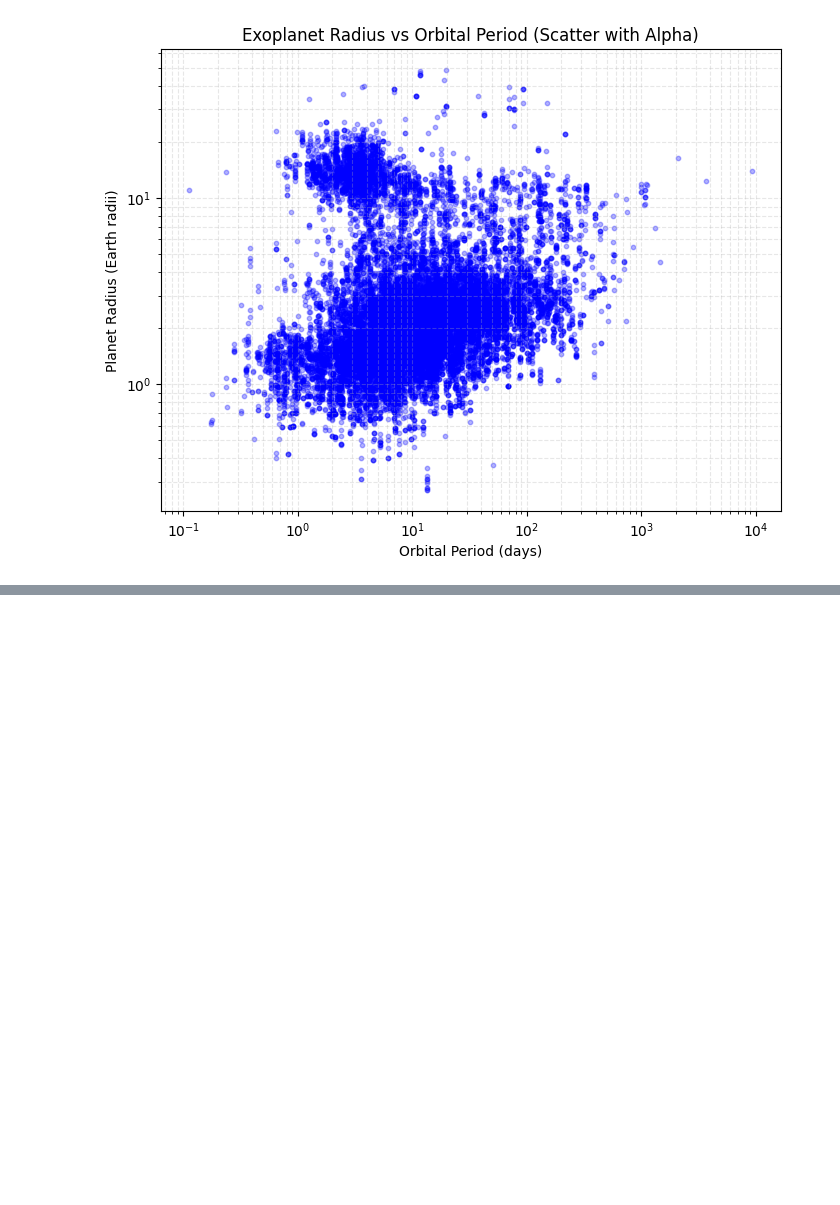
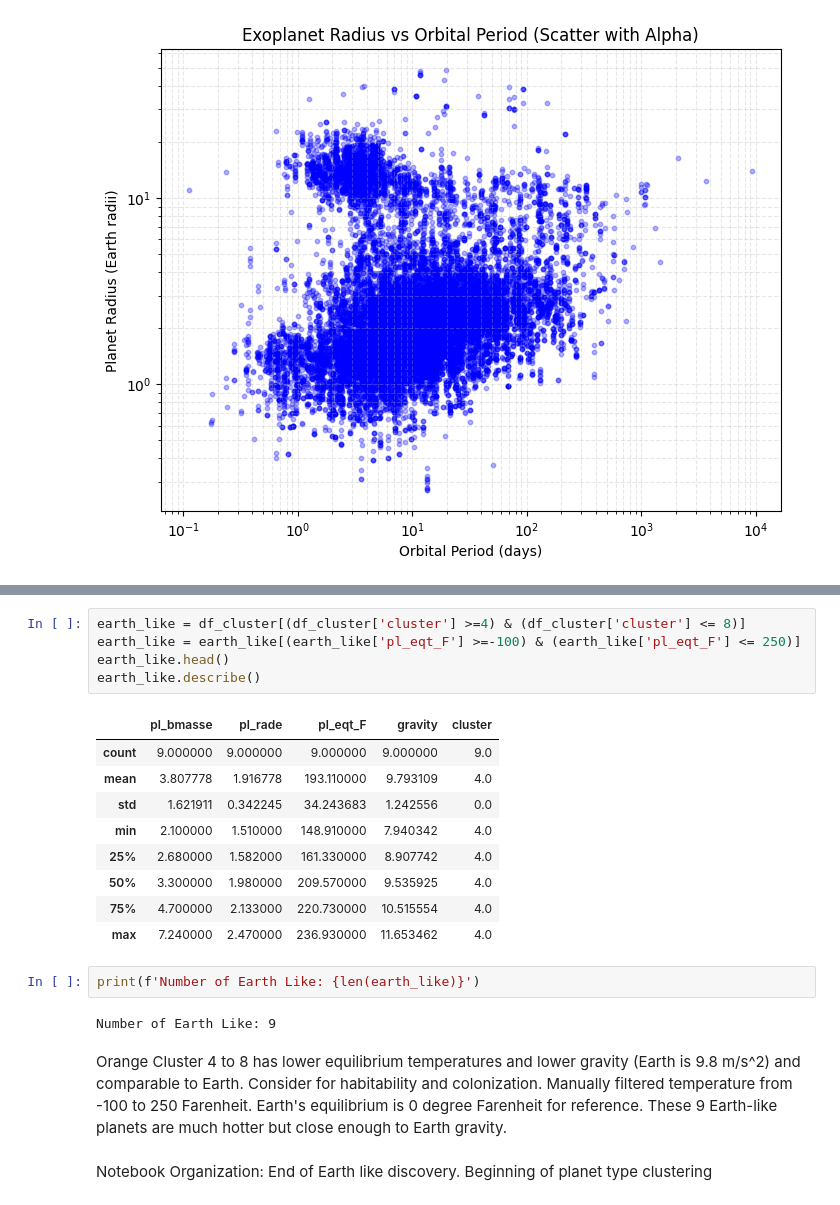
Before and after one commit to eriksthompson/ExoplanetsDataMine, a Jupyter notebook: NasaDataMine.ipynb, the cells around one changed output, grey strips where cells are left out. Drawn from its saved outputs; the diff is of its cells as text; blank space fills up the shorter version.

```diff
--- a/NasaDataMine.ipynb
+++ b/NasaDataMine.ipynb
@@ -149,0 +282,24 @@ Earth's planet equilibrium temperature: 255K
+# %%
+earth_like = df_cluster[(df_cluster['cluster'] >=4) & (df_cluster['cluster'] <= 8)]
+earth_like = earth_like[(earth_like['pl_eqt_F'] >=-100) & (earth_like['pl_eqt_F'] <= 250)]
+earth_like.head()
+earth_like.describe()
+# %% [output]
+|  | pl_bmasse | pl_rade | pl_eqt_F | gravity | cluster |
+| count | 9.000000 | 9.000000 | 9.000000 | 9.000000 | 9.0 |
+| mean | 3.807778 | 1.916778 | 193.110000 | 9.793109 | 4.0 |
+| std | 1.621911 | 0.342245 | 34.243683 | 1.242556 | 0.0 |
+| min | 2.100000 | 1.510000 | 148.910000 | 7.940342 | 4.0 |
+| 25% | 2.680000 | 1.582000 | 161.330000 | 8.907742 | 4.0 |
+| 50% | 3.300000 | 1.980000 | 209.570000 | 9.535925 | 4.0 |
+| 75% | 4.700000 | 2.133000 | 220.730000 | 10.515554 | 4.0 |
+| max | 7.240000 | 2.470000 | 236.930000 | 11.653462 | 4.0 |
+# %%
+print(f'Number of Earth Like: {len(earth_like)}')
+# %% [output]
+Number of Earth Like: 9
+# %% [markdown]
+Orange Cluster 4 to 8 has lower equilibrium temperatures and lower gravity (Earth is 9.8 m/s^2) and comparable to Earth.
+Consider for habitability and colonization. Manually filtered temperature from -100 to 250 Farenheit. Earth's equilibrium is 0 degree Farenheit for reference. These 9 Earth-like planets are much hotter but close enough to Earth gravity.
+# %% [markdown]
+Notebook Organization: End of Earth like discovery. Beginning of planet type clustering
```
Also changed, not shown: parts of 24 cells of this notebook.
